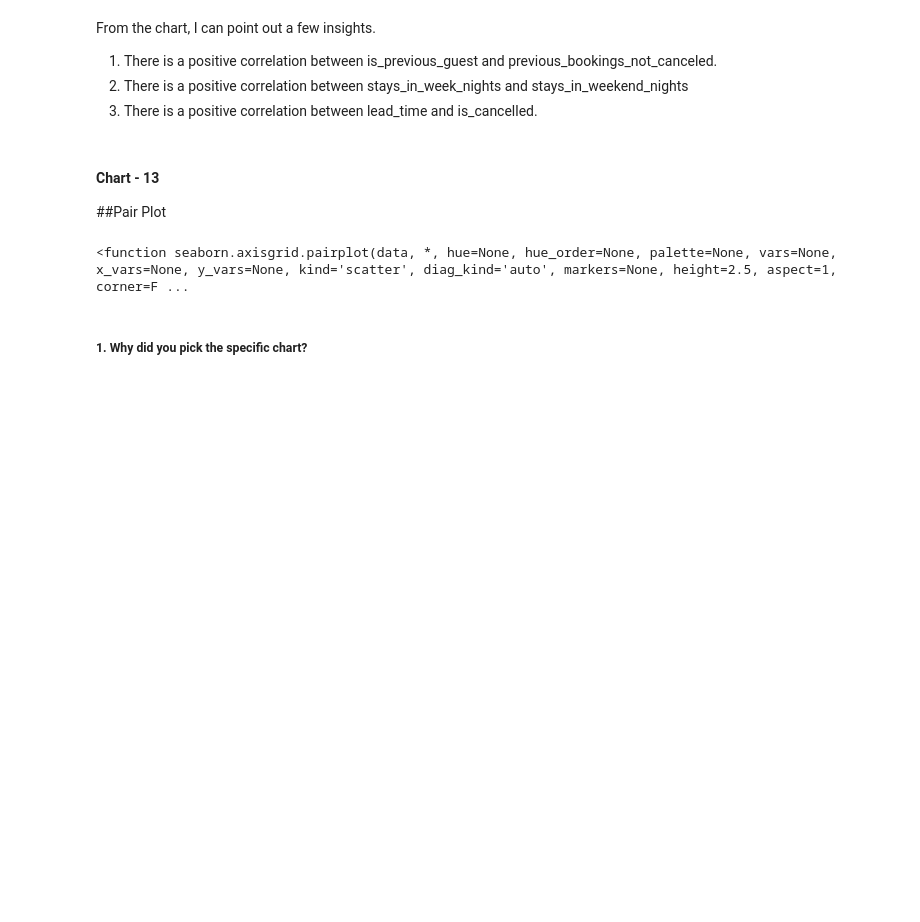
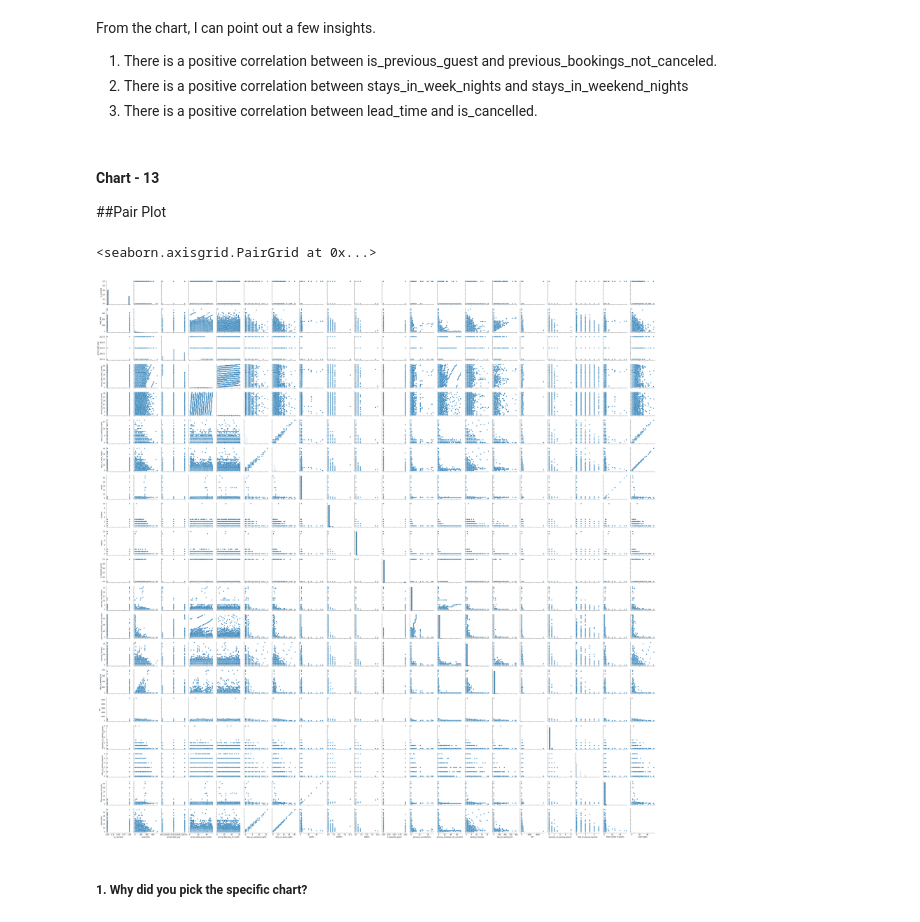
Before and after one commit to Sharath670/Hotel-bookings-EDA, a Jupyter notebook: Copy_of_Sample_EDA_Submission_Template.ipynb, the cells around one changed output. Drawn from its saved outputs; the diff is of its cells as text; code cells hidden in the pictures; blank space fills up the shorter version.

```diff
--- a/Copy_of_Sample_EDA_Submission_Template.ipynb
+++ b/Copy_of_Sample_EDA_Submission_Template.ipynb
@@ -843,9 +853,10 @@ From the chart, I can point out a few insights.
 ##Pair Plot
 # %%
 # Pair Plot visualization code
-sns.pairplot
+sns.pairplot(df)
 # %% [output]
-<function seaborn.axisgrid.pairplot(data, *, hue=None, hue_order=None, palette=None, vars=None, x_vars=None, y_vars=None, kind='scatter', diag_kind='auto', markers=None, height=2.5, aspect=1, corner=F ...
+<seaborn.axisgrid.PairGrid at 0x...>
+[figure, added]
 # %% [markdown]
 ##### 1. Why did you pick the specific chart?
 # %% [markdown]
```
Also changed, not shown: parts of 5 cells of this notebook.
